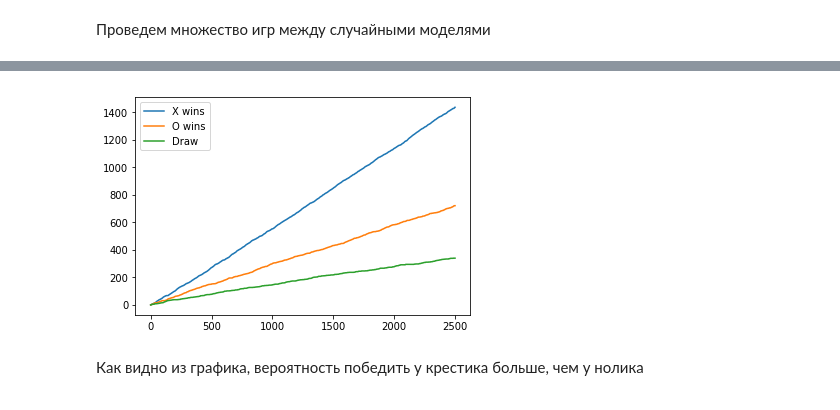
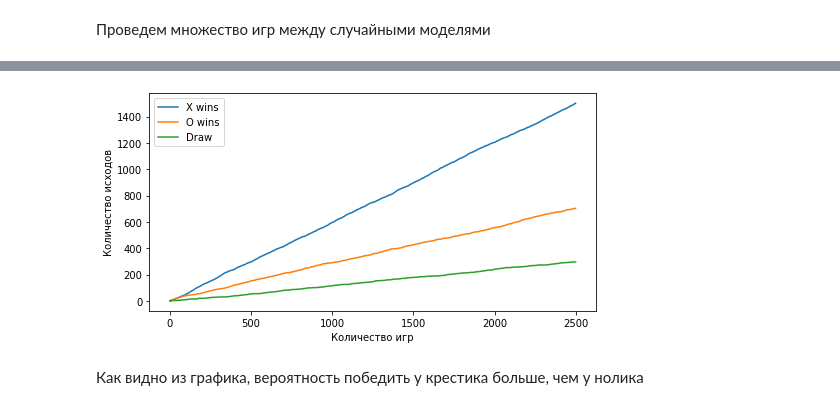
Before and after one commit to vlad-korotych/tic-tac-toe, a Jupyter notebook: ttt.ipynb, the cells around one changed output, grey strips where cells are left out. Drawn from its saved outputs; the diff is of its cells as text; code cells hidden in the pictures.

Commit message:
graphs

```diff
--- a/ttt.ipynb
+++ b/ttt.ipynb
@@ -170,11 +171,15 @@ class Game:
             self.view.turn_callback = self.process_turn
             self.view.display()
 
+
+        if play:
+            self.start()
+
+    def start(self):
         self.player1['model'].start()
         self.player2['model'].start()
+        self.make_turn()
 
-        if play:
-            self.make_turn()
 
     def make_turn(self):
         action = self.current_player['model'].make_turn(self.board, self.current_player['mark']['value'])
@@ -287,37 +292,40 @@ VBox(children=(Label(value="X's turn"), VBox(children=(HBox(children=(Button(lay
 # %% [markdown]
 Проведем множество игр между случайными моделями
 # %%
-x_wins = 0
-o_wins = 0
-draws = 0
-x_wins_cum = []
-o_wins_cum = []
-draws_cum = []
+rnd_x_wins = 0
+rnd_o_wins = 0
+rnd_draws = 0
+rnd_x_wins_cum = []
+rnd_o_wins_cum = []
+rnd_draws_cum = []
 for i in tqdm(range(2500)):
     g = Game(player1=RandomModel(), player2=RandomModel(), play=False)
     g.make_turn()
     if g.draw:
-        draws += 1
+        rnd_draws += 1
     elif g.winner['mark'] == X_MARK:
-        x_wins += 1
+        rnd_x_wins += 1
     elif g.winner['mark'] == O_MARK:
-        o_wins += 1
+        rnd_o_wins += 1
     else:
         raise RuntimeError("Oops")
 
-    x_wins_cum.append(x_wins)
-    o_wins_cum.append(o_wins)
-    draws_cum.append(draws)
+    rnd_x_wins_cum.append(rnd_x_wins)
+    rnd_o_wins_cum.append(rnd_o_wins)
+    rnd_draws_cum.append(rnd_draws)
 # %% [output]
 [interactive output not drawn]
 # %%
-plt.plot(x_wins_cum, label='X wins')
-plt.plot(o_wins_cum, label='O wins')
-plt.plot(draws_cum, label='Draw')
+plt.figure(figsize=(8,4))
+plt.xlabel('Количество игр')
+plt.ylabel('Количество исходов')
+plt.plot(rnd_x_wins_cum, label='X wins')
+plt.plot(rnd_o_wins_cum, label='O wins')
+plt.plot(rnd_draws_cum, label='Draw')
 plt.legend()
 plt.show()
 # %% [output]
-[figure, old version]
+[figure, new version]
 # %% [markdown]
 Как видно из графика, вероятность победить у крестика больше, чем у нолика
 # %% [markdown]
```
Also changed, not shown: parts of 39 cells of this notebook.
